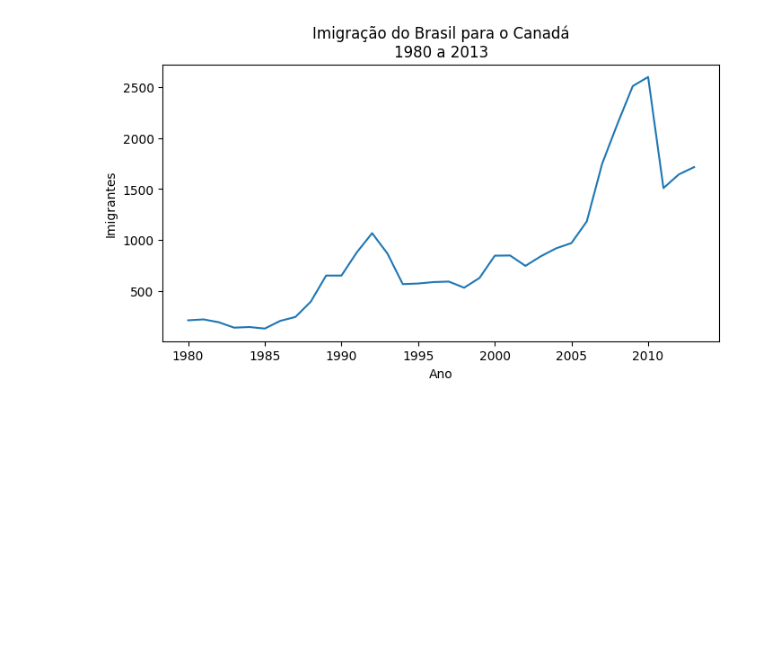
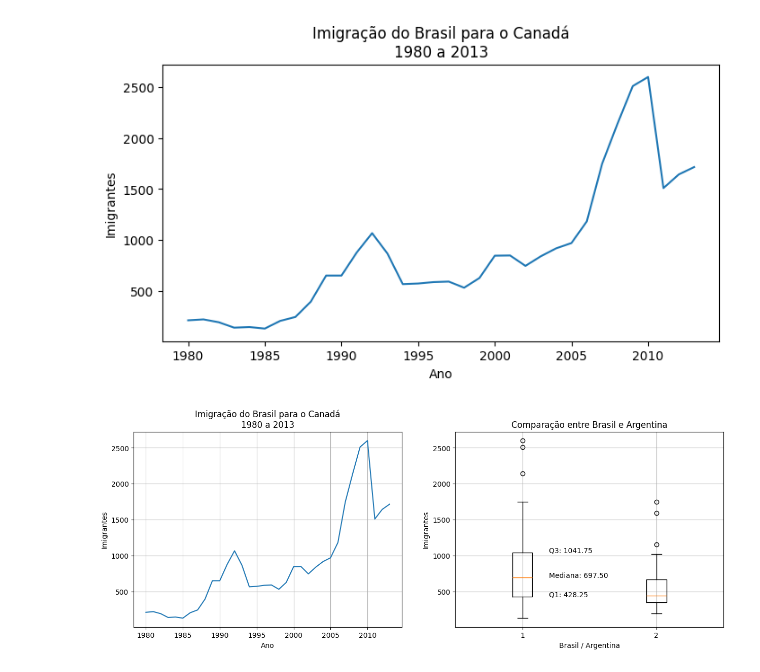
Before and after one commit to maarantesfazenda/python_datascience_alura, a Jupyter notebook: PyAv_Data_Visualization.ipynb, the cells around one changed output. Drawn from its saved outputs; the diff is of its cells as text; code cells hidden in the pictures; blank space fills up the shorter version.

```diff
--- a/PyAv_Data_Visualization.ipynb
+++ b/PyAv_Data_Visualization.ipynb
@@ -202,3 +202,31 @@ ax.xaxis.set_major_locator(plt.MultipleLocator(5))
 plt.show()
 # %% [output]
 [figure]
+# %%
+import numpy as np
+fig, axs = plt.subplots(1,2, figsize=(15,5))
+axs[0].plot(dados_brasil['ano'], dados_brasil['imigrantes'])
+axs[0].set_title('Imigração do Brasil para o Canadá\n1980 a 2013')
+axs[0].set_xlabel('Ano')
+axs[0].set_ylabel('Imigrantes')
+axs[0].xaxis.set_major_locator(plt.MultipleLocator(5))
+axs[0].grid()
+
+
+brasil_q1 = np.percentile(df_comparacao['Brasil'], 25)
+brasil_q3 = np.percentile(df_comparacao['Brasil'], 75)
+brasil_mediana =  np.percentile(df_comparacao['Brasil'], 50)
+axs[1].boxplot(df_comparacao)
+axs[1].set_title('Comparação entre Brasil e Argentina')
+axs[1].set_xlabel('Brasil / Argentina')
+axs[1].set_ylabel('Imigrantes')
+
+
+axs[1].annotate(f'Q1: {brasil_q1:.2f}', xy=(1, brasil_q1), xytext=(1.2, brasil_q1))
+axs[1].annotate(f'Mediana: {brasil_mediana:.2f}', xy=(1, brasil_mediana), xytext=(1.2, brasil_mediana))
+axs[1].annotate(f'Q3: {brasil_q3:.2f}', xy=(1, brasil_q3), xytext=(1.2, brasil_q3))
+
+axs[1].grid()
+plt.show()
+# %% [output]
+[figure, added]
```
